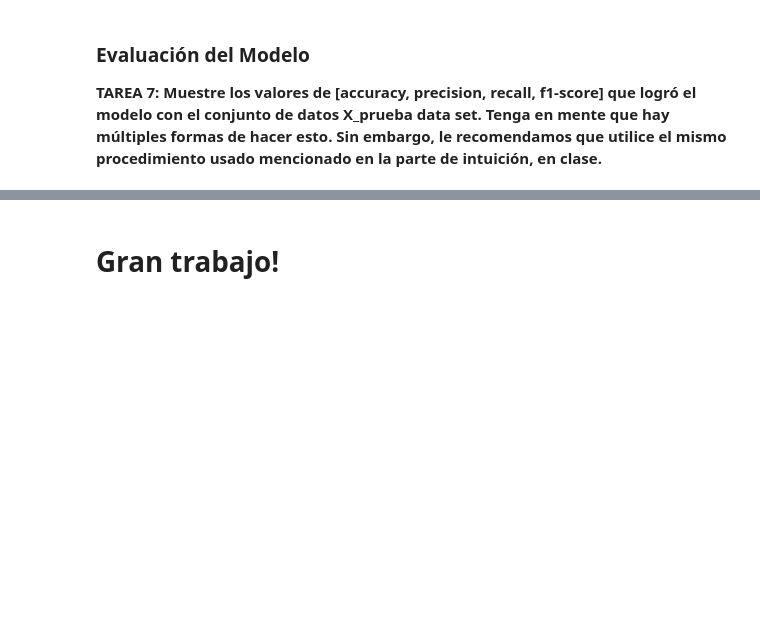
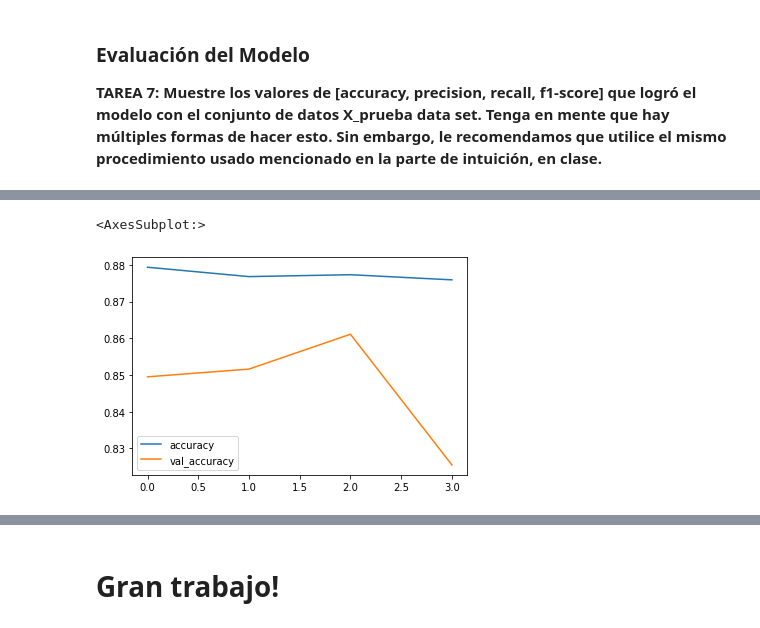
Before and after one commit to alegudiel/Lab4_DataScience, a Jupyter notebook: Laboratorio_4_CNN.ipynb, the cells around one changed output, grey strips where cells are left out. Drawn from its saved outputs; the diff is of its cells as text; code cells hidden in the pictures; blank space fills up the shorter version.

```diff
--- a/Laboratorio_4_CNN.ipynb
+++ b/Laboratorio_4_CNN.ipynb
@@ -145,0 +156,4 @@ modelo = Sequential()
+# %%
+modelo.compile(loss = 'categorical_crossentropy',
+              optimizer = 'rmsprop',
+              metrics = ['accuracy'])
@@ -148,0 +188,5 @@ modelo = Sequential()
+# %%
+detencion_temprana = EarlyStopping(monitor = 'val_loss', patience = 2)
+# %%
+modelo.fit(X_entreno, y_cat_train, epochs = 5, validation_data = (X_prueba, y_cat_test),
+           callbacks = [detencion_temprana])
@@ -152,0 +216,2 @@ modelo = Sequential()
+# %%
+perdidas = pd.DataFrame(modelo.history.history)
@@ -152,0 +226,5 @@ modelo = Sequential()
+# %%
+perdidas[['accuracy', 'val_accuracy']].plot()
+# %% [output]
+<AxesSubplot:>
+[figure, added]
```
Also changed, not shown: parts of 19 cells of this notebook.
